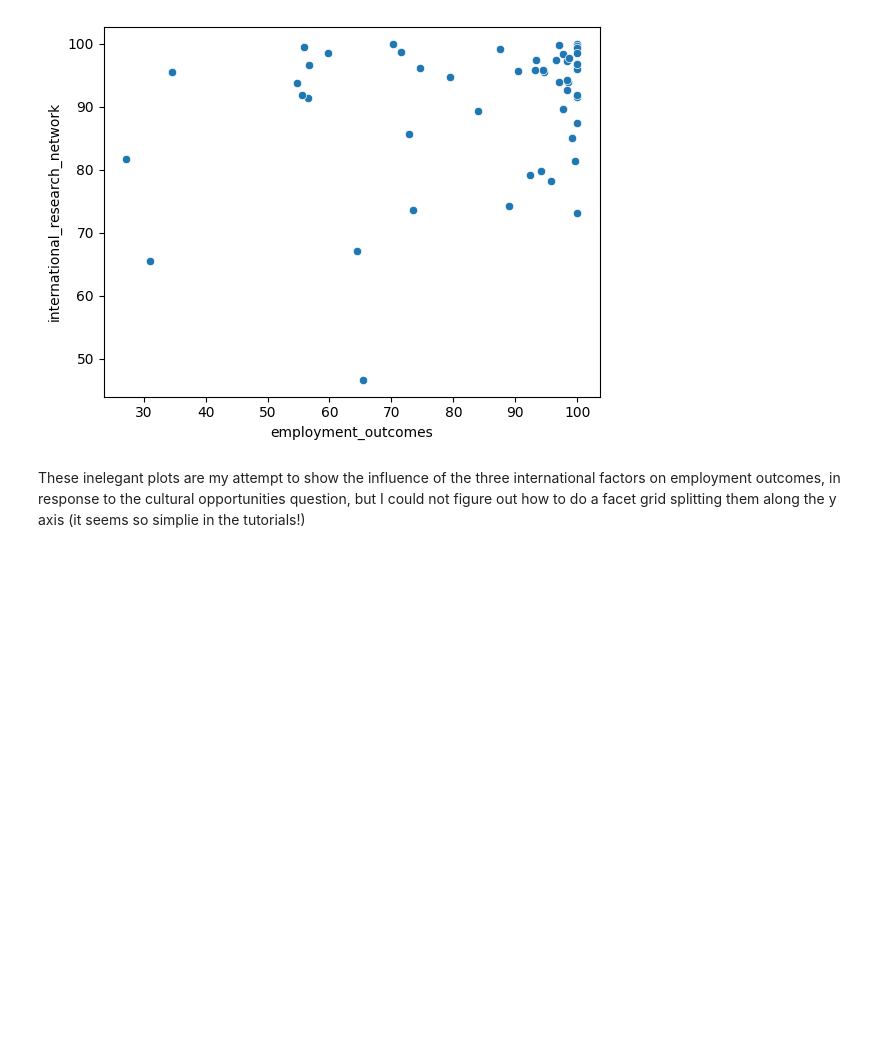
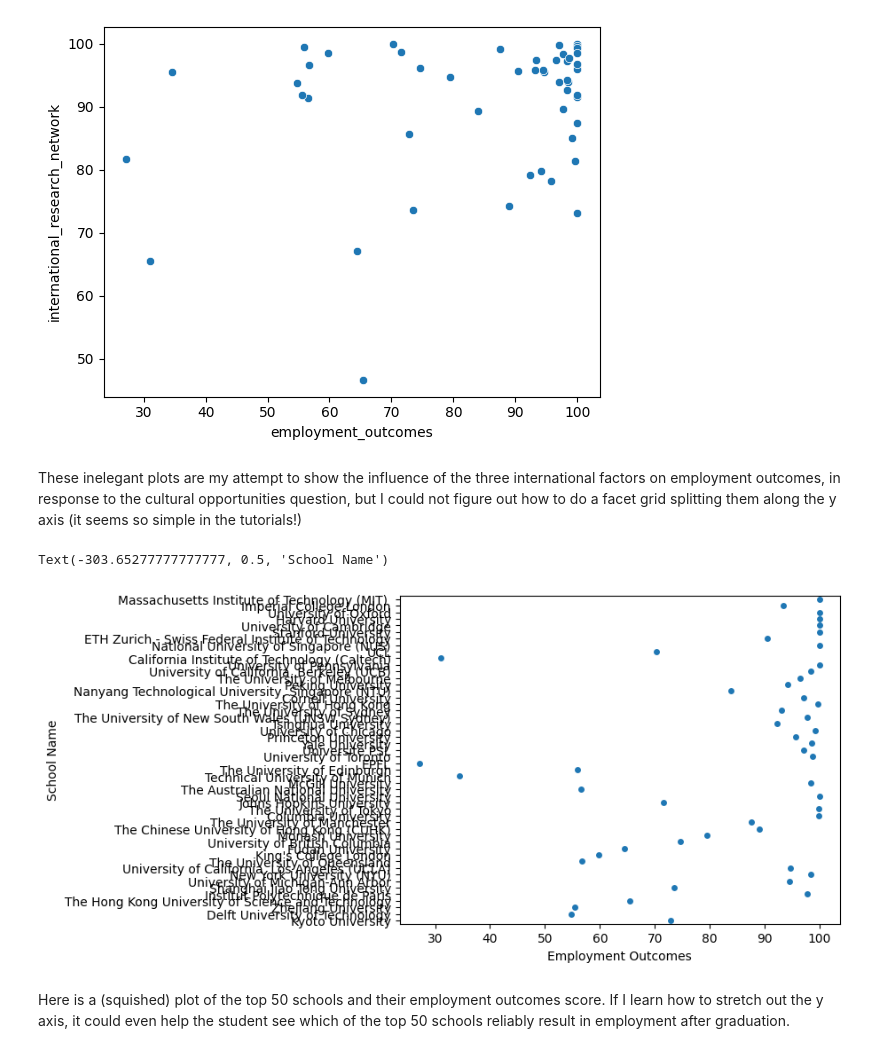
Before and after one commit to thezachdrake/UMD-INST760-Summer2024, a Jupyter notebook: notebooks/McCarty_notebook.ipynb, the cells around one changed output. Drawn from its saved outputs; the diff is of its cells as text; code cells hidden in the pictures; blank space fills up the shorter version.

```diff
--- a/notebooks/McCarty_notebook.ipynb
+++ b/notebooks/McCarty_notebook.ipynb
@@ -4,7 +4,7 @@
 import pandas as pd
 import seaborn as sns
 # %%
-df = pd.read_csv("data.csv")
+df = pd.read_csv("/data.csv")
 df.rename(columns=lambda x: x[0].lower() + x.strip().lower().replace(' ', '_')[1:], inplace=True)
 df = df.convert_dtypes()
 df
@@ -87,4 +91,13 @@ sns.scatterplot(data=top_50, x="employment_outcomes", y="international_research_
 <Axes: xlabel='employment_outcomes', ylabel='international_research_network'>
 [figure]
 # %% [markdown]
-These inelegant plots are my attempt to show the influence of the three international factors on employment outcomes, in response to the cultural opportunities question, but I could not figure out how to do a facet grid splitting them along the y axis (it seems so simplie in the tutorials!)
+These inelegant plots are my attempt to show the influence of the three international factors on employment outcomes, in response to the cultural opportunities question, but I could not figure out how to do a facet grid splitting them along the y axis (it seems so simple in the tutorials!)
+# %%
+sns.swarmplot(y="institution_name", x="employment_outcomes", data=top_50)
+plt.xlabel("Employment Outcomes")
+plt.ylabel("School Name")
+# %% [output]
+Text(-303.65277777777777, 0.5, 'School Name')
+[figure, added]
+# %% [markdown]
+Here is a (squished) plot of the top 50 schools and their employment outcomes score. If I learn how to stretch out the y axis, it could even help the student see which of the top 50 schools reliably result in employment after graduation.
```
Also changed, not shown: parts of 2 cells of this notebook.
